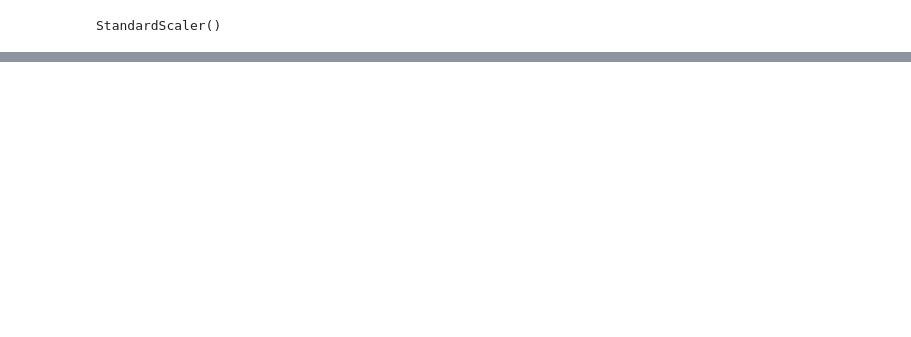
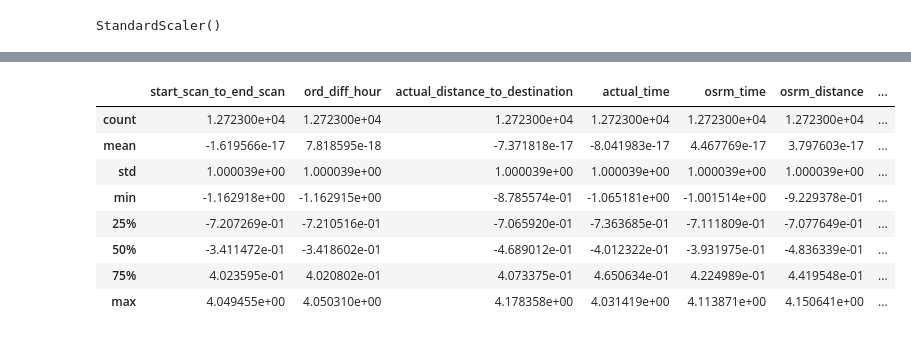
Before and after one commit to Shyamu431/delhivery, a Jupyter notebook: delhivery.ipynb, the cells around one changed output, grey strips where cells are left out. Saved outputs shown, nothing was run; the diff lists cells and outputs as text; code cells hidden in the pictures; blank space fills up the shorter version.

```diff
--- a/delhivery.ipynb
+++ b/delhivery.ipynb
@@ -484,0 +463,13 @@ array([[-0.54854644, -0.54483878,  0.01205953, ..., -0.22150027,
+# %%
+# Statistical summary
+trip.describe()
+# %% [output]
+|  | start_scan_to_end_scan | ord_diff_hour | actual_distance_to_destination | actual_time | osrm_time | osrm_distance | ... |
+| count | 1.272300e+04 | 1.272300e+04 | 1.272300e+04 | 1.272300e+04 | 1.272300e+04 | 1.272300e+04 | ... |
+| mean | -1.619566e-17 | 7.818595e-18 | -7.371818e-17 | -8.041983e-17 | 4.467769e-17 | 3.797603e-17 | ... |
+| std | 1.000039e+00 | 1.000039e+00 | 1.000039e+00 | 1.000039e+00 | 1.000039e+00 | 1.000039e+00 | ... |
+| min | -1.162918e+00 | -1.162915e+00 | -8.785574e-01 | -1.065181e+00 | -1.001514e+00 | -9.229378e-01 | ... |
+| 25% | -7.207269e-01 | -7.210516e-01 | -7.065920e-01 | -7.363685e-01 | -7.111809e-01 | -7.077649e-01 | ... |
+| 50% | -3.411472e-01 | -3.418602e-01 | -4.689012e-01 | -4.012322e-01 | -3.931975e-01 | -4.836339e-01 | ... |
+| 75% | 4.023595e-01 | 4.020802e-01 | 4.073375e-01 | 4.650634e-01 | 4.224989e-01 | 4.419548e-01 | ... |
+| max | 4.049455e+00 | 4.050310e+00 | 4.178358e+00 | 4.031419e+00 | 4.113871e+00 | 4.150641e+00 | ... |
```
Also changed, not shown: parts of 5 cells of this notebook.
